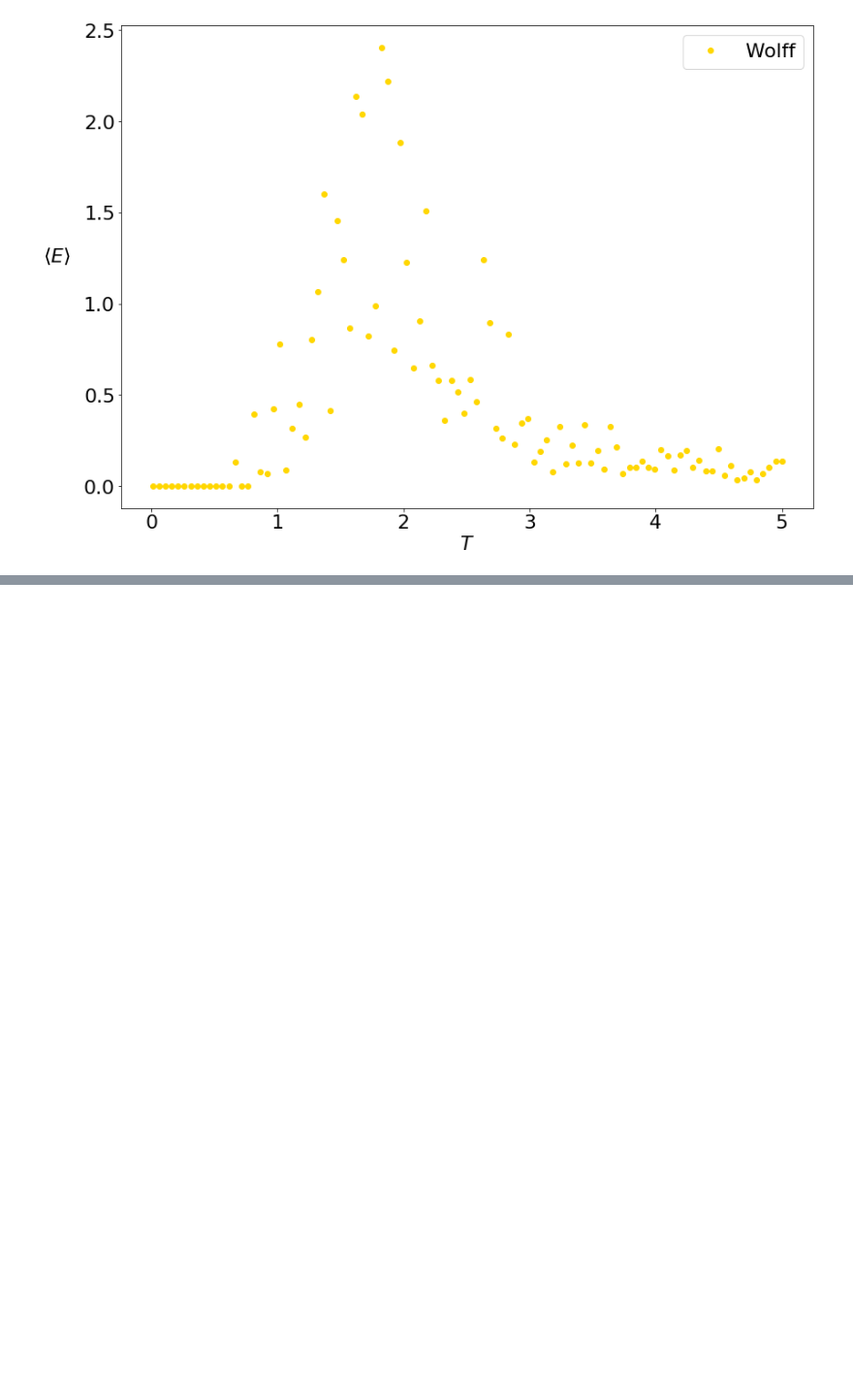
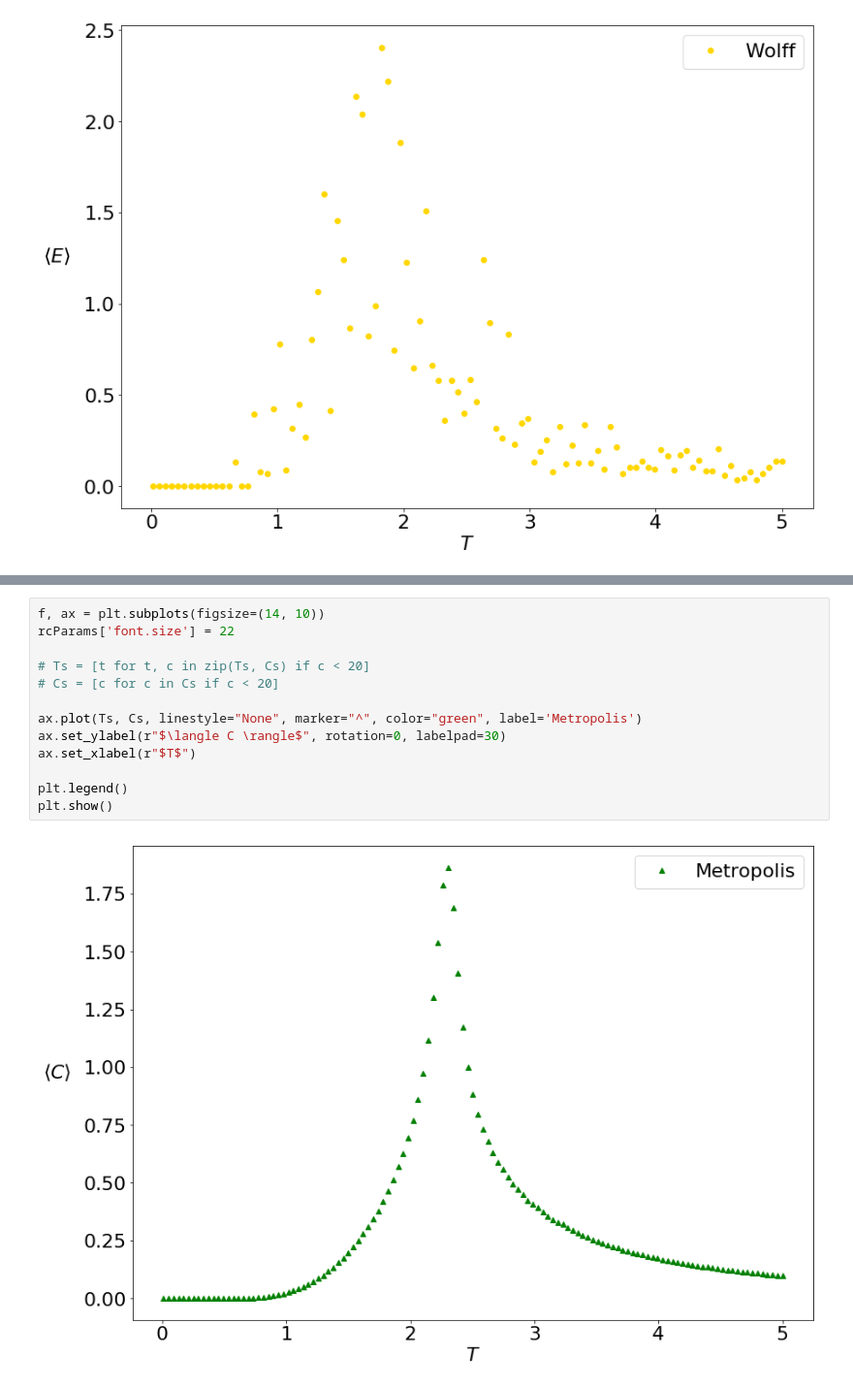
Before and after one commit to stevenstetzler/computational-physics, a Jupyter notebook: project1/phys5640_project1.ipynb, the cells around one changed output, grey strips where cells are left out. Shown at 97% size. Cells and saved outputs as stored; diff of their text form; blank space fills up the shorter version.

```diff
--- a/project1/phys5640_project1.ipynb
+++ b/project1/phys5640_project1.ipynb
@@ -714,0 +746,15 @@ plt.show()
+# %%
+f, ax = plt.subplots(figsize=(14, 10))
+rcParams['font.size'] = 22
+
+# Ts = [t for t, c in zip(Ts, Cs) if c < 20]
+# Cs = [c for c in Cs if c < 20]
+
+ax.plot(Ts, Cs, linestyle="None", marker="^", color="green", label='Metropolis')
+ax.set_ylabel(r"$\langle C \rangle$", rotation=0, labelpad=30)
+ax.set_xlabel(r"$T$")
+
+plt.legend()
+plt.show()
+# %% [output]
+[figure, added]
```
Also changed, not shown: parts of 9 cells of this notebook, 2 other files.
